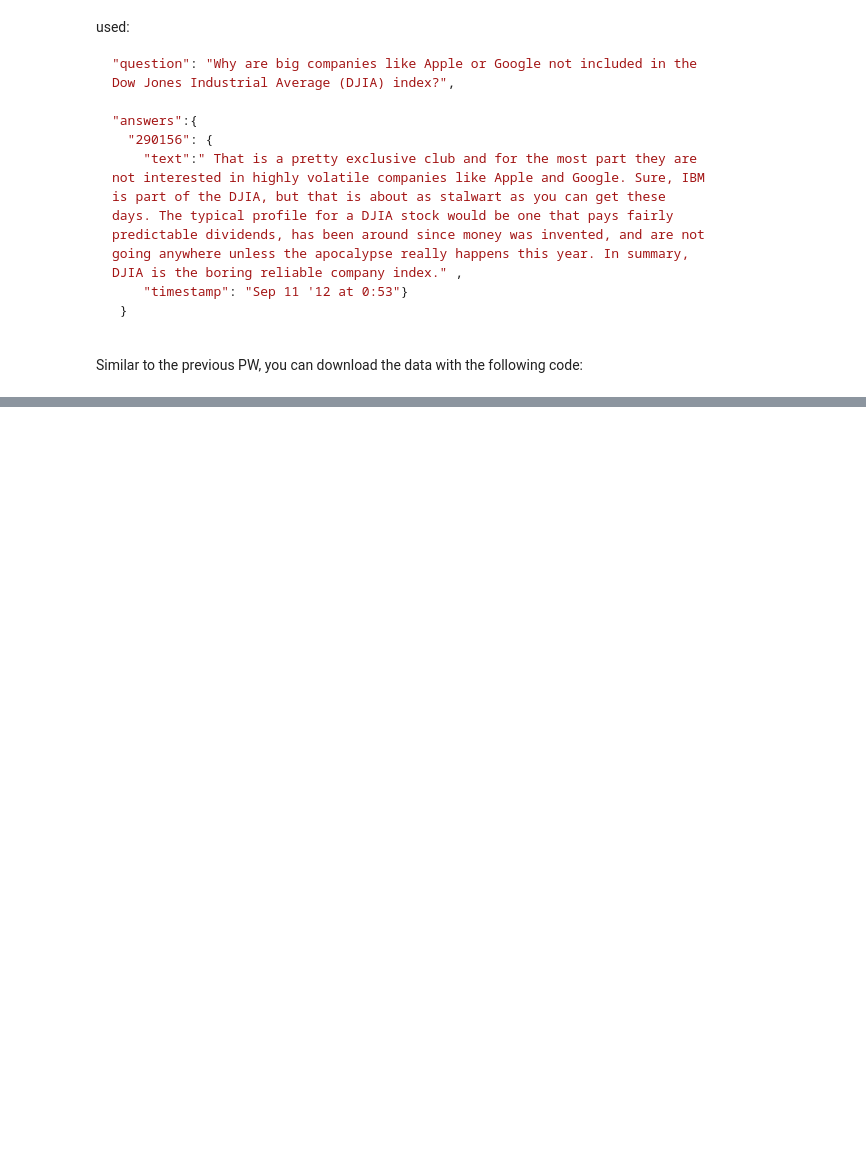
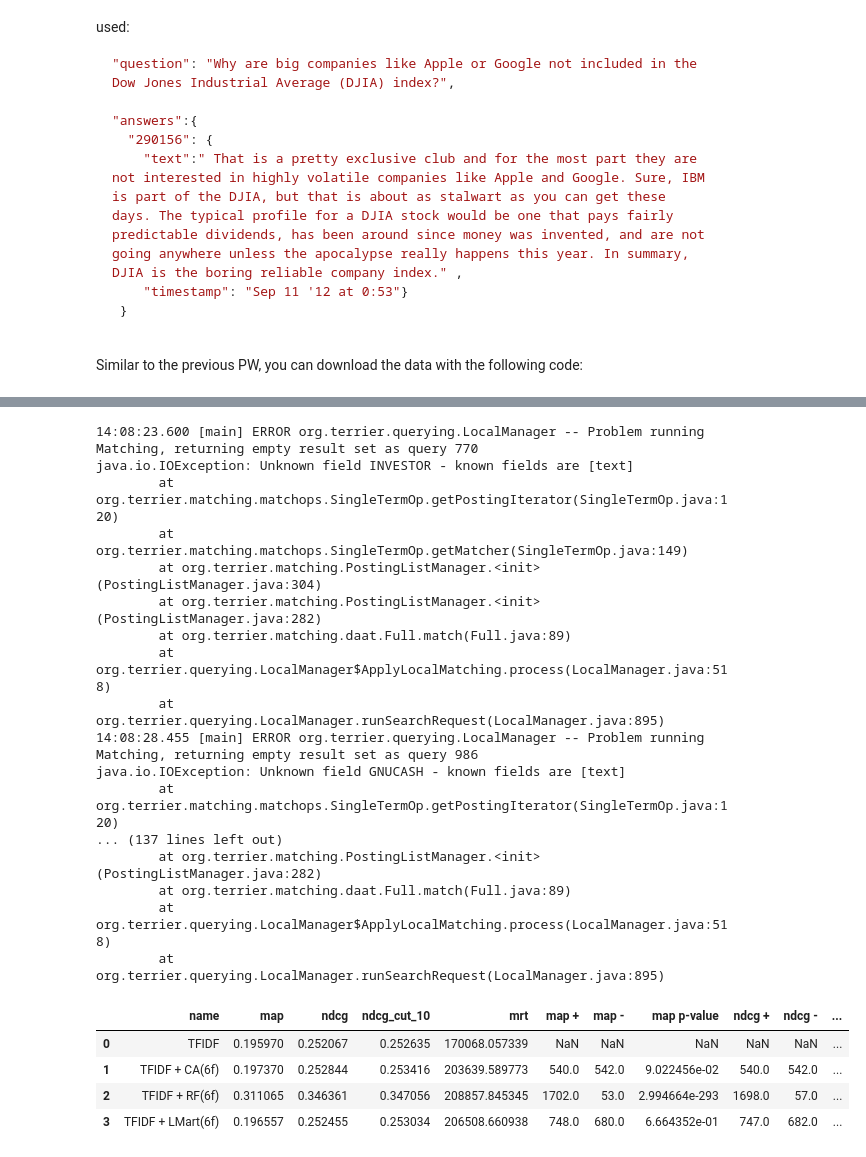
Before and after one commit to Henrei3/Deep-Learning, a Jupyter notebook: TP3_FRI_IAFA_JIMENEZ.ipynb, the cells around one changed output, grey strips where cells are left out. Saved outputs shown, nothing was run; the diff lists cells and outputs as text; code cells hidden in the pictures; blank space fills up the shorter version.

```diff
--- a/TP3_FRI_IAFA_JIMENEZ.ipynb
+++ b/TP3_FRI_IAFA_JIMENEZ.ipynb
@@ -499,0 +697,9 @@ dataset_fiqa = pt.datasets.get_dataset('irds:beir/fiqa')
+# %%
+from sklearn.ensemble import RandomForestRegressor
+
+rf = RandomForestRegressor(n_estimators=400, verbose=1, random_state=42, n_jobs=2)
+
+# on utilisant ca_pipe comme exemple, proposez la définition de rf_pipe
+rf_pipe = ltr_feats_fiqa_pipeline >> pt.ltr.apply_learned_model(rf)
+
+%time rf_pipe.fit(train_topics, train_qrels)
@@ -499,0 +730,25 @@ dataset_fiqa = pt.datasets.get_dataset('irds:beir/fiqa')
+# %%
+import lightgbm as lgb
+
+# this configures LightGBM as LambdaMART
+lmart_l = lgb.LGBMRanker(
+    task="train",
+    silent=False,
+    min_data_in_leaf=1,
+    min_sum_hessian_in_leaf=1,
+    max_bin=255,
+    num_leaves=31,
+    objective="lambdarank",
+    metric="ndcg",
+    ndcg_eval_at=[10],
+    ndcg_at=[10],
+    eval_at=[10],
+    learning_rate= .1,
+    importance_type="gain",
+    num_iterations=100,
+    early_stopping_rounds=5
+)
+
+lmart_x_pipe = ltr_feats_fiqa_pipeline >> pt.ltr.apply_learned_model(lmart_l, form="ltr", fit_kwargs={'eval_at':[10]})
+
+%time lmart_x_pipe.fit(train_topics, train_qrels, validation_topics, validation_qrels)
@@ -499,0 +790,9 @@ dataset_fiqa = pt.datasets.get_dataset('irds:beir/fiqa')
+# %%
+pt.Experiment(
+    [tfidf % RANK_CUTOFF, ca_pipe, rf_pipe, lmart_x_pipe],
+    train_topics,
+    train_qrels,
+    names=["TFIDF",  "TFIDF + CA(6f)", "TFIDF + RF(6f)", "TFIDF + LMart(6f)"],
+    baseline=0,
+    eval_metrics=["map", "ndcg", "ndcg_cut_10", "mrt"])
+# %% [output]
@@ -499,0 +820,22 @@ dataset_fiqa = pt.datasets.get_dataset('irds:beir/fiqa')
+14:08:23.600 [main] ERROR org.terrier.querying.LocalManager -- Problem running Matching, returning empty result set as query 770
+java.io.IOException: Unknown field INVESTOR - known fields are [text]
+        at org.terrier.matching.matchops.SingleTermOp.getPostingIterator(SingleTermOp.java:120)
+        at org.terrier.matching.matchops.SingleTermOp.getMatcher(SingleTermOp.java:149)
+        at org.terrier.matching.PostingListManager.<init>(PostingListManager.java:304)
+        at org.terrier.matching.PostingListManager.<init>(PostingListManager.java:282)
+        at org.terrier.matching.daat.Full.match(Full.java:89)
+        at org.terrier.querying.LocalManager$ApplyLocalMatching.process(LocalManager.java:518)
+        at org.terrier.querying.LocalManager.runSearchRequest(LocalManager.java:895)
+14:08:28.455 [main] ERROR org.terrier.querying.LocalManager -- Problem running Matching, returning empty result set as query 986
+java.io.IOException: Unknown field GNUCASH - known fields are [text]
+        at org.terrier.matching.matchops.SingleTermOp.getPostingIterator(SingleTermOp.java:120)
+... (137 lines left out)
+        at org.terrier.matching.PostingListManager.<init>(PostingListManager.java:282)
+        at org.terrier.matching.daat.Full.match(Full.java:89)
+        at org.terrier.querying.LocalManager$ApplyLocalMatching.process(LocalManager.java:518)
+        at org.terrier.querying.LocalManager.runSearchRequest(LocalManager.java:895)
+|  | name | map | ndcg | ndcg_cut_10 | mrt | map + | map - | map p-value | ndcg + | ndcg - | ... |
+| 0 | TFIDF | 0.195970 | 0.252067 | 0.252635 | 170068.057339 | NaN | NaN | NaN | NaN | NaN | ... |
+| 1 | TFIDF + CA(6f) | 0.197370 | 0.252844 | 0.253416 | 203639.589773 | 540.0 | 542.0 | 9.022456e-02 | 540.0 | 542.0 | ... |
+| 2 | TFIDF + RF(6f) | 0.311065 | 0.346361 | 0.347056 | 208857.845345 | 1702.0 | 53.0 | 2.994664e-293 | 1698.0 | 57.0 | ... |
+| 3 | TFIDF + LMart(6f) | 0.196557 | 0.252455 | 0.253034 | 206508.660938 | 748.0 | 680.0 | 6.664352e-01 | 747.0 | 682.0 | ... |
```
Also changed, not shown: parts of 31 cells of this notebook.
